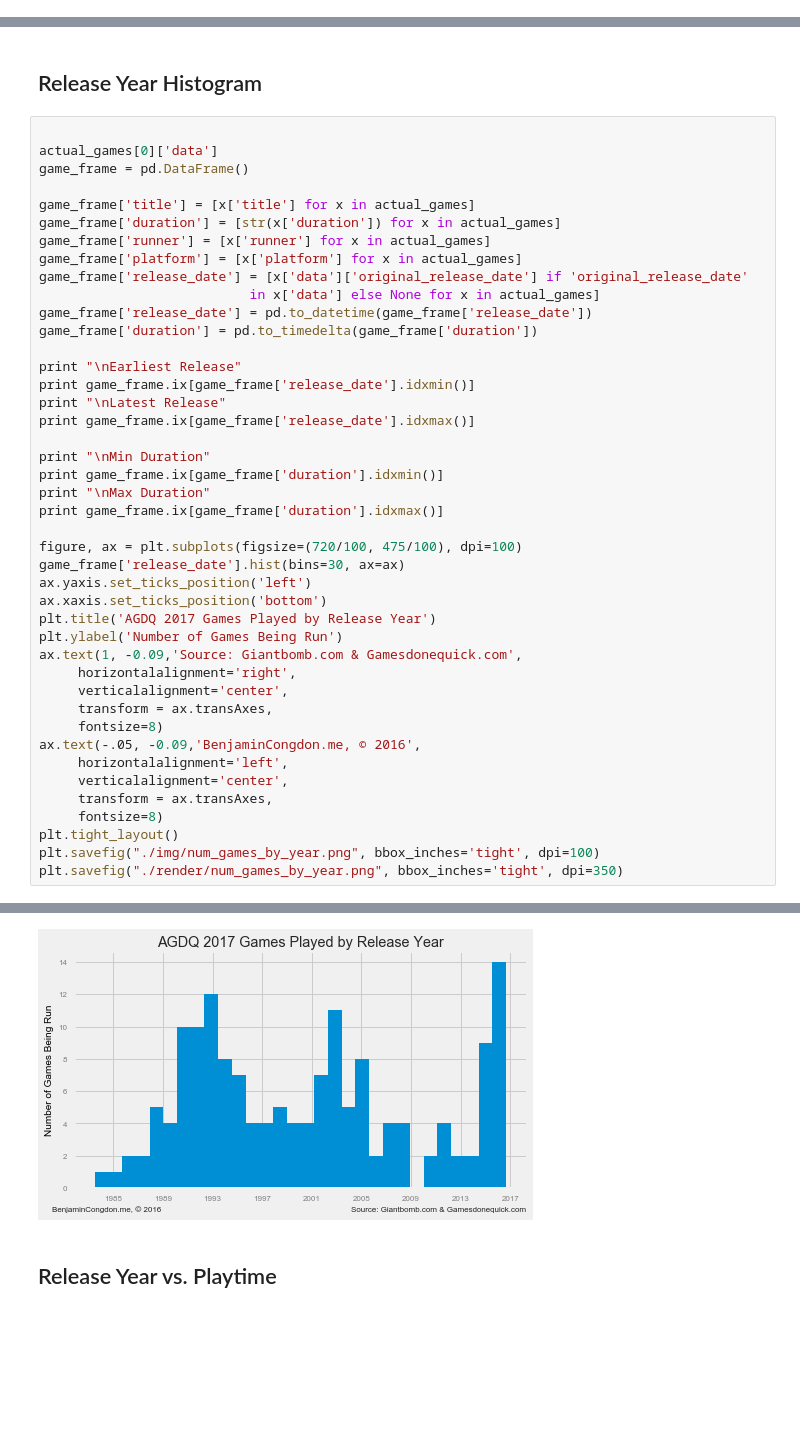
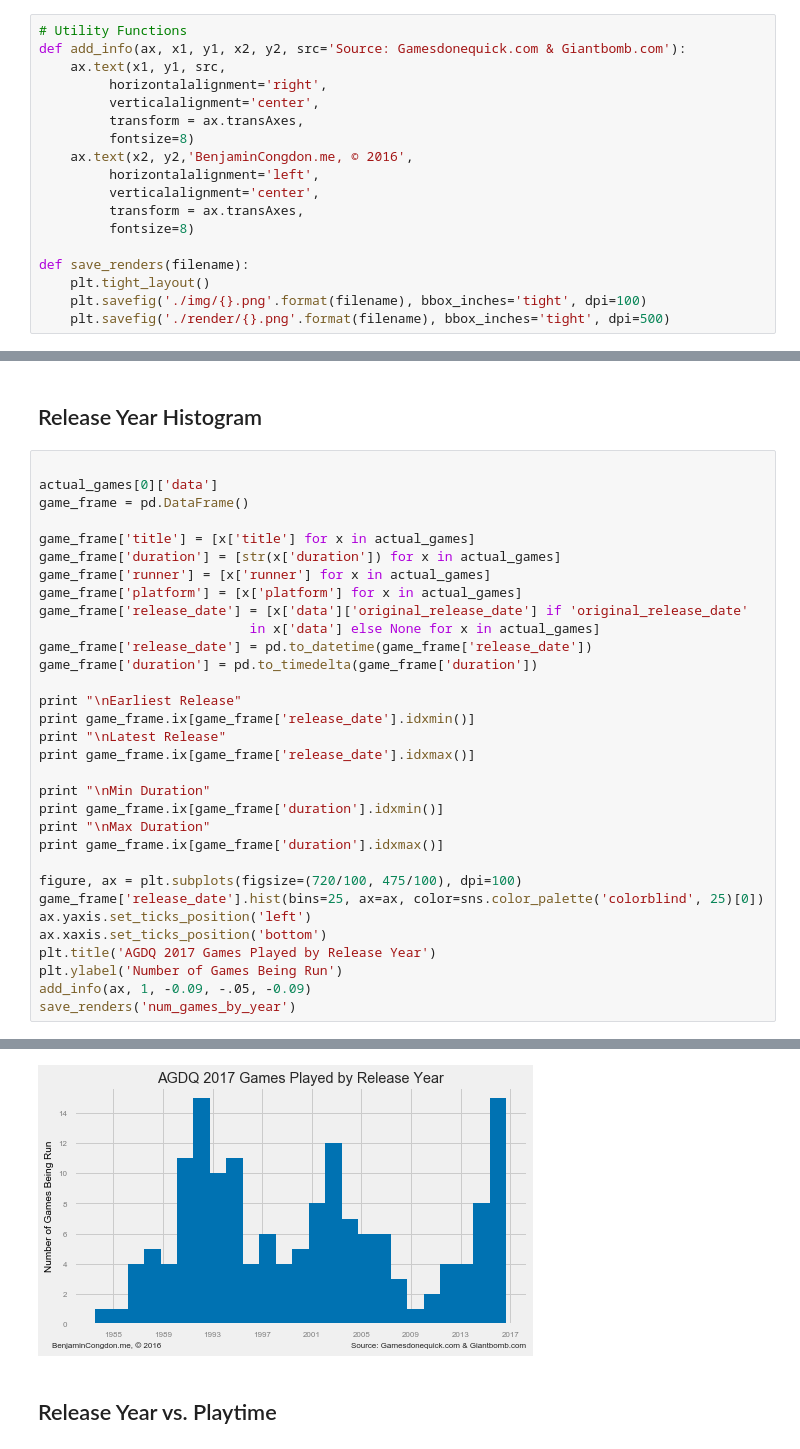
Before and after one commit to bcongdon/agdq-2017-schedule-analysis, a Jupyter notebook: AGDQ-2017-Schedule-Analysis.ipynb, the cells around one changed output, grey strips where cells are left out. Drawn from its saved outputs; the diff is of its cells as text; blank space fills up the shorter version.

```diff
--- a/AGDQ-2017-Schedule-Analysis.ipynb
+++ b/AGDQ-2017-Schedule-Analysis.ipynb
@@ -22,6 +22,24 @@ with open ('scraped_games.json', 'r') as f:
     actual_games = json.load(f)
 # %% [markdown]
 # Graphs
+# %%
+# Utility Functions
+def add_info(ax, x1, y1, x2, y2, src='Source: Gamesdonequick.com & Giantbomb.com'):
+    ax.text(x1, y1, src,
+         horizontalalignment='right',
+         verticalalignment='center',
+         transform = ax.transAxes,
+         fontsize=8)
+    ax.text(x2, y2,'BenjaminCongdon.me, © 2016',
+         horizontalalignment='left',
+         verticalalignment='center',
+         transform = ax.transAxes,
+         fontsize=8)
+
+def save_renders(filename):
+    plt.tight_layout()
+    plt.savefig('./img/{}.png'.format(filename), bbox_inches='tight', dpi=100)
+    plt.savefig('./render/{}.png'.format(filename), bbox_inches='tight', dpi=500)
 # %% [markdown]
 ## Games on each platform
 # %%
@@ -106,48 +112,37 @@ print "\nLatest Release"
 print game_frame.ix[game_frame['release_date'].idxmax()]
 
 print "\nMin Duration"
 print game_frame.ix[game_frame['duration'].idxmin()]
 print "\nMax Duration"
 print game_frame.ix[game_frame['duration'].idxmax()]
 
 figure, ax = plt.subplots(figsize=(720/100, 475/100), dpi=100)
-game_frame['release_date'].hist(bins=30, ax=ax)
+game_frame['release_date'].hist(bins=25, ax=ax, color=sns.color_palette('colorblind', 25)[0])
 ax.yaxis.set_ticks_position('left')
 ax.xaxis.set_ticks_position('bottom')
 plt.title('AGDQ 2017 Games Played by Release Year')
 plt.ylabel('Number of Games Being Run')
-ax.text(1, -0.09,'Source: Giantbomb.com & Gamesdonequick.com',
-     horizontalalignment='right',
-     verticalalignment='center',
-     transform = ax.transAxes,
-     fontsize=8)
-ax.text(-.05, -0.09,'BenjaminCongdon.me, © 2016',
-     horizontalalignment='left',
-     verticalalignment='center',
-     transform = ax.transAxes,
-     fontsize=8)
-plt.tight_layout()
-plt.savefig("./img/num_games_by_year.png", bbox_inches='tight', dpi=100)
-plt.savefig("./render/num_games_by_year.png", bbox_inches='tight', dpi=350)
+add_info(ax, 1, -0.09, -.05, -0.09)
+save_renders('num_games_by_year')
 # %% [output]
 Earliest Release
 title                 Dragon's Lair
 duration            0 days 00:18:00
 runner                        SCXCR
 platform                        NES
 release_date    1983-07-01 00:00:00
 Name: 101, dtype: object
 
 Latest Release
 title               The Turing Test
 duration            0 days 00:45:00
 runner                       Azorae
 ... (15 lines left out)
 runner                 feasel, Gyre
 platform                        PS1
 release_date    1987-12-18 00:00:00
 Name: 67, dtype: object
-[figure, old version]
+[figure, new version]
 # %% [markdown]
 ## Release Year vs. Playtime
 # %%
```
Also changed, not shown: parts of 6 cells of this notebook, 13 other files.
